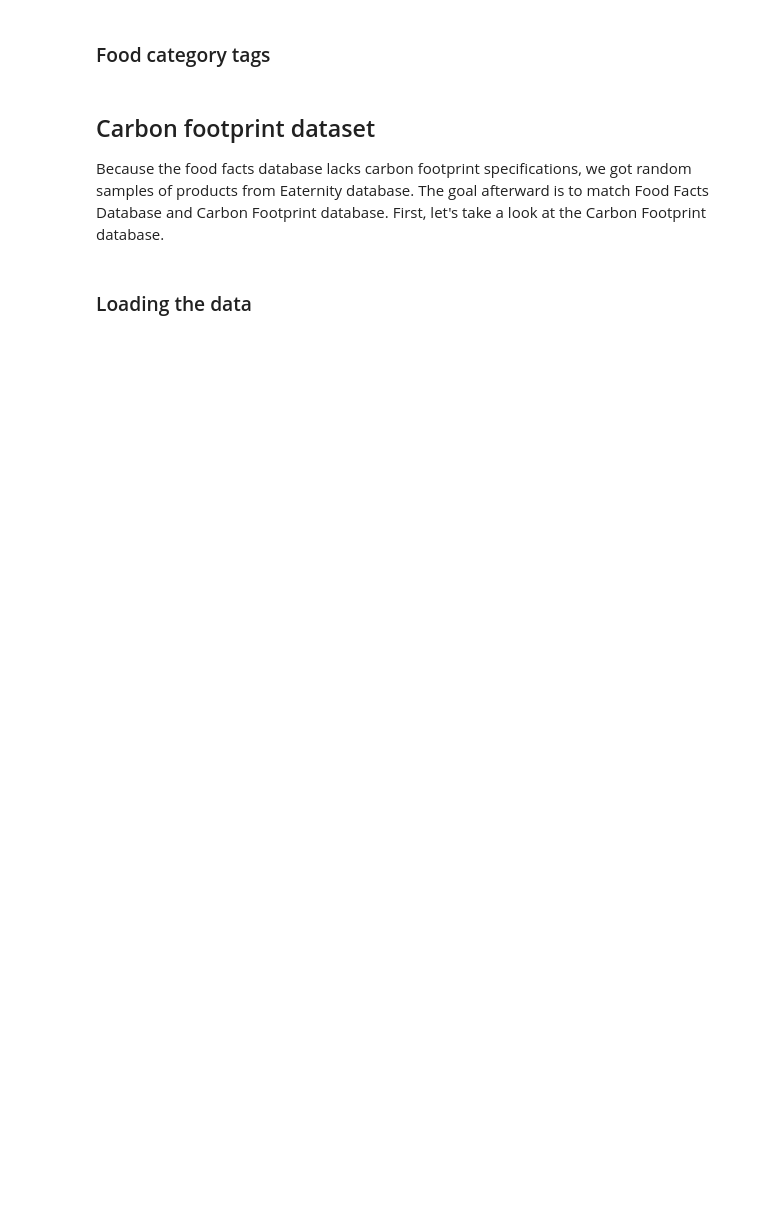
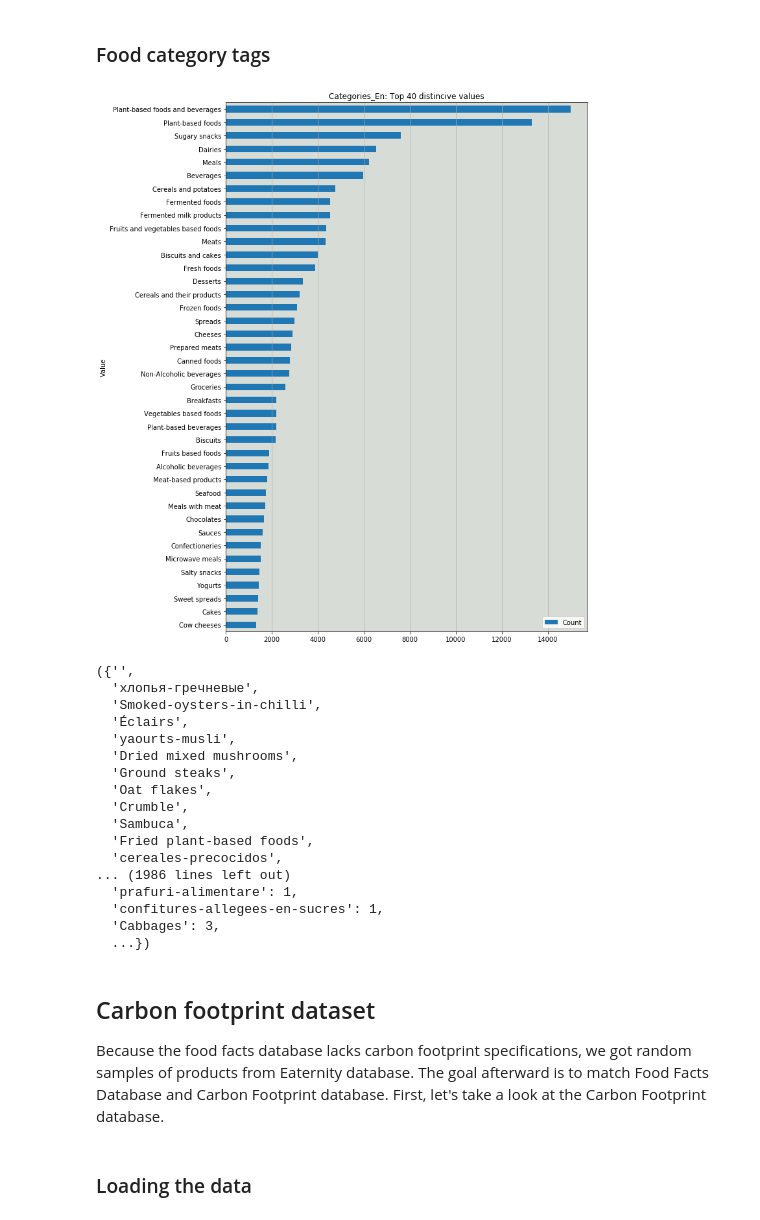
Before and after one commit to RedHotDataProject/Project_ADA, a Jupyter notebook: Open Food Facts - Cleanse data.ipynb, the cells around one changed output. Saved outputs shown, nothing was run; the diff lists cells and outputs as text; code cells hidden in the pictures; blank space fills up the shorter version.

```diff
--- a/Open Food Facts - Cleanse data.ipynb
+++ b/Open Food Facts - Cleanse data.ipynb
@@ -147,7 +282,26 @@ visualize.plot_occurences_of_distinct_values(food_facts_pd, 'stores')
 # %%
 food_facts_pd.categories_en = food_facts_pd.categories_en.apply(lambda x: x.split(','))
 # %%
-visualize.plot_occurences_of_distinct_values(food_facts_pd, 'categories_en')
+_,_ = visualize.plot_occurences_of_distinct_values(food_facts_pd, 'categories_en')
+# %% [output]
+[figure, added]
+({'',
+  'хлопья-гречневые',
+  'Smoked-oysters-in-chilli',
+  'Éclairs',
+  'yaourts-musli',
+  'Dried mixed mushrooms',
+  'Ground steaks',
+  'Oat flakes',
+  'Crumble',
+  'Sambuca',
+  'Fried plant-based foods',
+  'cereales-precocidos',
+... (1986 lines left out)
+  'prafuri-alimentare': 1,
+  'confitures-allegees-en-sucres': 1,
+  'Cabbages': 3,
+  ...})
 # %% [markdown]
 ## Carbon footprint dataset
 
```
Also changed, not shown: parts of 14 cells of this notebook, 8 other files.
